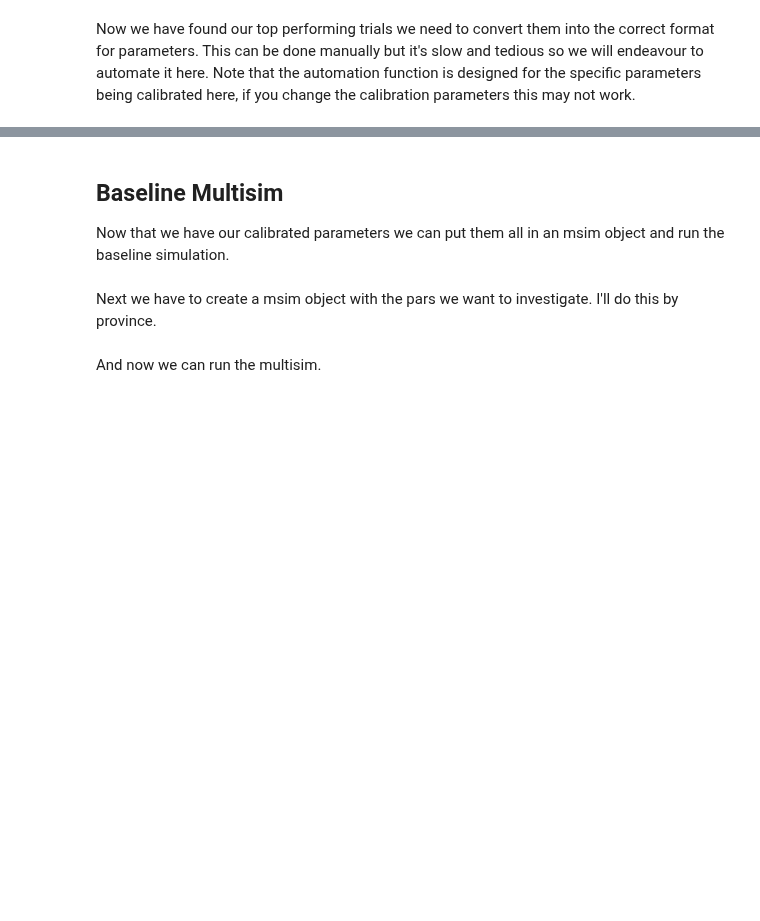
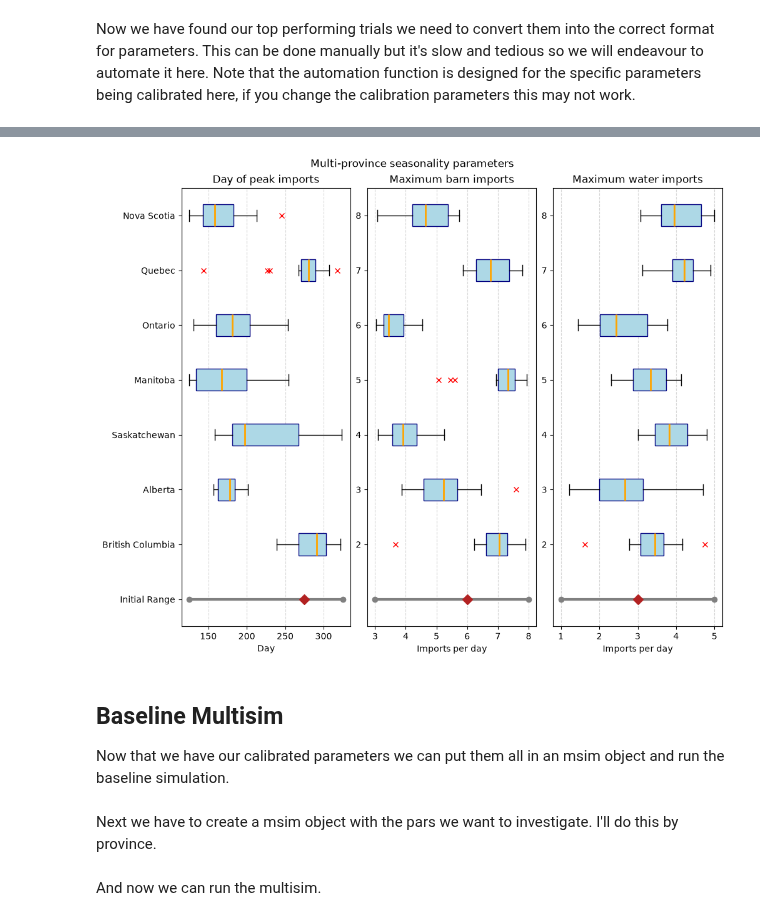
Before and after one commit to Flynn-Primrose/Zoonosim, a Jupyter notebook: workflows/zoonosim_paper.ipynb, the cells around one changed output, grey strips where cells are left out. Drawn from its saved outputs; the diff is of its cells as text; code cells hidden in the pictures; blank space fills up the shorter version.

Commit message:
worked with multicalibration

```diff
--- a/workflows/zoonosim_paper.ipynb
+++ b/workflows/zoonosim_paper.ipynb
@@ -647,0 +695,2 @@ for index, row in top_trials.iterrows():
+# %%
+parameter_results = json_to_dict(merge_dicts(top_pars))
@@ -648,3 +992,56 @@ for index, row in top_trials.iterrows():
+# %%
+fig, axs = plt.subplots(nrows = 1, ncols = 3, figsize=(10, 8), layout = 'constrained')
+fig.suptitle(f"Multi-province seasonality parameters")
+
+axs[0].hlines(y=1, xmin=local_pars['n_imports']['barn']['peak_day'][1], xmax=local_pars['n_imports']['barn']['peak_day'][2], colors='gray', linewidth=3, label='Day of peak imports')
+axs[0].plot(local_pars['n_imports']['barn']['peak_day'][1], 1, 'o', color='gray') # Cap start
+axs[0].plot(local_pars['n_imports']['barn']['peak_day'][2], 1, 'o', color='gray') # Cap end
+axs[0].plot(local_pars['n_imports']['barn']['peak_day'][0], 1, 'D', color='firebrick', markersize=8, label=f'Seed Value ({local_pars['n_imports']['barn']['peak_day'][0]})') # Mark seed
+ylabels = ['Initial Range']
+for i, province in enumerate(province_codes.keys()):
+    ylabels.append(province)
+    axs[0].boxplot(parameter_results[province]['n_imports']['barn']['peak_day'], vert=False, positions=[i+2], widths=0.4, patch_artist=True,
+        boxprops=dict(facecolor='lightblue', color='navy'),
+        medianprops=dict(color='orange', linewidth=2),
+        flierprops=dict(marker='x', markeredgecolor='red'))
+axs[0].set_ylim(0.5, len(province_codes) + 1.5)
+axs[0].set_yticks(range(1, len(province_codes)+2))
+axs[0].set_yticklabels(ylabels)
+axs[0].set_xlabel('Day')
+axs[0].set_title('Day of peak imports')
+axs[0].grid(axis='x', linestyle='--', alpha=0.5)
+
+axs[1].hlines(y=1, xmin=local_pars['n_imports']['barn']['max_import_rate'][1], xmax=local_pars['n_imports']['barn']['max_import_rate'][2], colors='gray', linewidth=3, label='Maximum barn imports')
+axs[1].plot(local_pars['n_imports']['barn']['max_import_rate'][1], 1, 'o', color='gray') # Cap start
+axs[1].plot(local_pars['n_imports']['barn']['max_import_rate'][2], 1, 'o', color='gray') # Cap end
+axs[1].plot(local_pars['n_imports']['barn']['max_import_rate'][0], 1, 'D', color='firebrick', markersize=8, label=f'Seed Value ({local_pars['n_imports']['barn']['max_import_rate'][0]})') # Mark seed
+for i, province in enumerate(province_codes.keys()):
+    axs[1].boxplot(parameter_results[province]['n_imports']['barn']['max_import_rate'], vert=False, positions=[i+2], widths=0.4, patch_artist=True,
+        boxprops=dict(facecolor='lightblue', color='navy'),
+        medianprops=dict(color='orange', linewidth=2),
+        flierprops=dict(marker='x', markeredgecolor='red'))
+axs[1].set_ylim(0.5, len(province_codes) + 1.5)
+#axs[1].set_yticks(range(1, len(province_codes)+2))
+axs[1].set_xlabel('Imports per day')
+axs[1].set_title('Maximum barn imports')
+axs[1].grid(axis='x', linestyle='--', alpha=0.5)
+
+axs[2].hlines(y=1, xmin=local_pars['n_imports']['water']['max_import_rate'][1], xmax=local_pars['n_imports']['water']['max_import_rate'][2], colors='gray', linewidth=3, label='Maximum water imports')
+axs[2].plot(local_pars['n_imports']['water']['max_import_rate'][1], 1, 'o', color='gray') # Cap start
+axs[2].plot(local_pars['n_imports']['water']['max_import_rate'][2], 1, 'o', color='gray') # Cap end
+axs[2].plot(local_pars['n_imports']['water']['max_import_rate'][0], 1, 'D', color='firebrick', markersize=8, label=f'Seed Value ({local_pars['n_imports']['water']['max_import_rate'][0]})') # Mark seed
+for i, province in enumerate(province_codes.keys()):
+    axs[2].boxplot(parameter_results[province]['n_imports']['water']['max_import_rate'], vert=False, positions=[i+2], widths=0.4, patch_artist=True,
+        boxprops=dict(facecolor='lightblue', color='navy'),
+        medianprops=dict(color='orange', linewidth=2),
+        flierprops=dict(marker='x', markeredgecolor='red'))
+axs[2].set_ylim(0.5, len(province_codes) + 1.5)
+#axs[2].set_yticks(range(1, len(province_codes)+2))
+axs[2].set_xlabel('Imports per day')
+axs[2].set_title('Maximum water imports')
+axs[2].grid(axis='x', linestyle='--', alpha=0.5)
+# %% [output]
+[figure, added]
 # %% [markdown]
 ## Baseline Multisim
 
```
Also changed, not shown: parts of 16 cells of this notebook, 10 other files.
